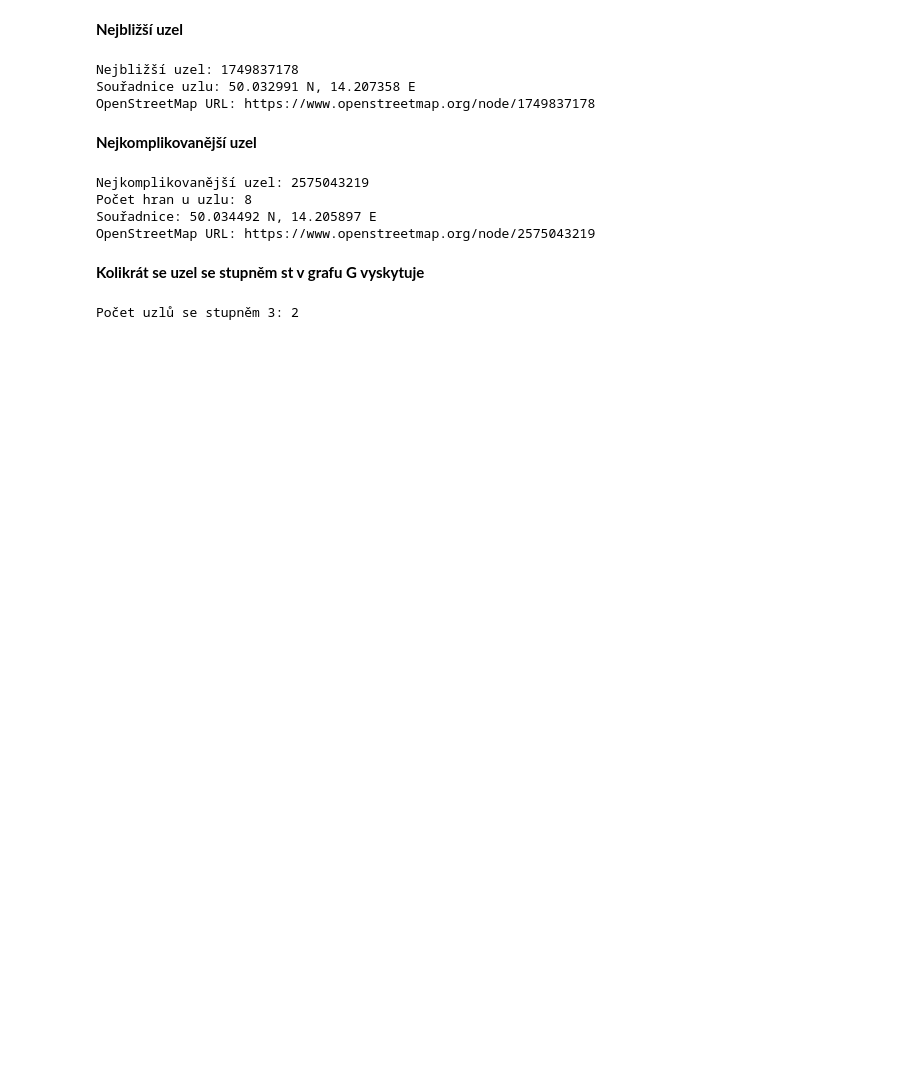
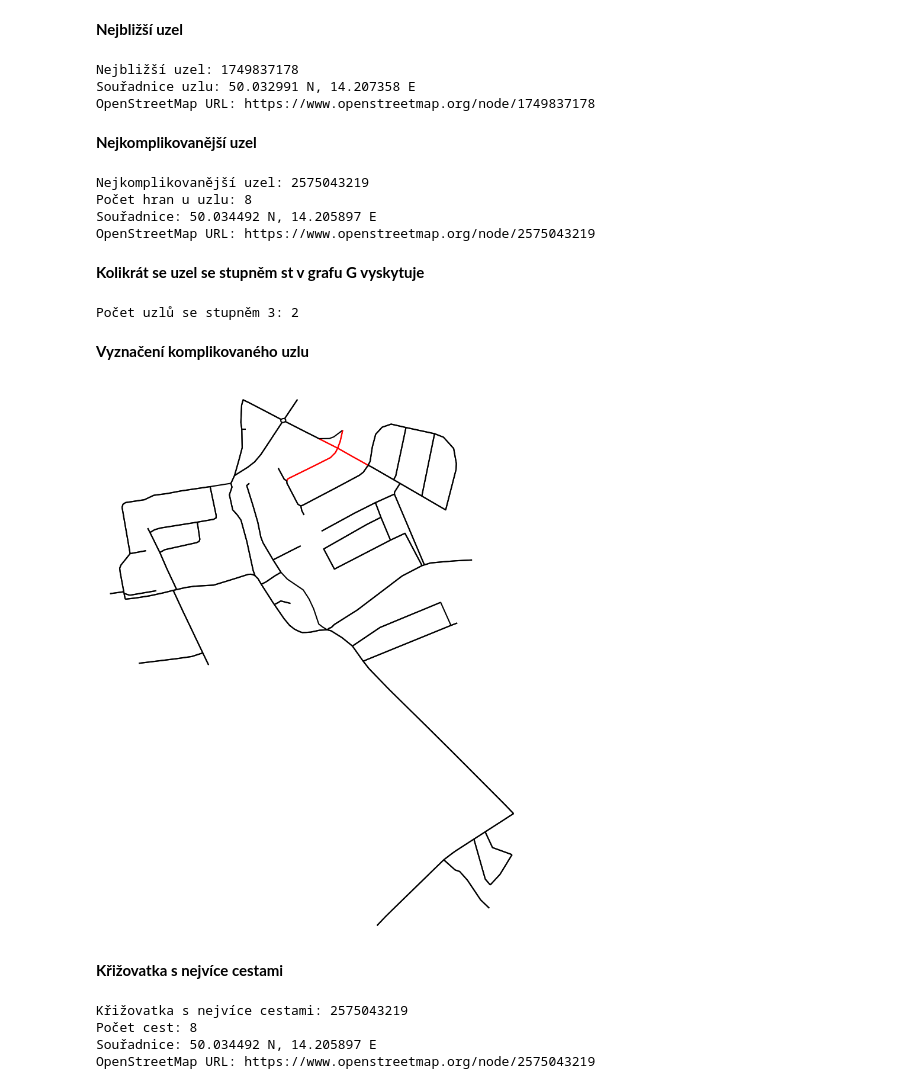
Before and after one commit to Tjandak/Jandak, a Jupyter notebook: OOP_mapy.ipynb, the cells around one changed output. Saved outputs shown, nothing was run; the diff lists cells and outputs as text; code cells hidden in the pictures; blank space fills up the shorter version.

```diff
--- a/OOP_mapy.ipynb
+++ b/OOP_mapy.ipynb
@@ -501,3 +501,60 @@ pocet_uzlu_s_tymto_stupnem = sum(1 for d in degrees.values() if d == st)
 print(f"Počet uzlů se stupněm {st}: {pocet_uzlu_s_tymto_stupnem}")
 # %% [output]
 Počet uzlů se stupněm 3: 2
+# %% [markdown]
+**Vyznačení komplikovaného uzlu**
+# %%
+import osmnx as ox
+import matplotlib.pyplot as plt
+
+west, south, east, north = 14.195, 50.026, 14.210, 50.036
+margin = 0.002
+
+bbox = (west - margin, south - margin, east + margin, north + margin)
+G = ox.graph_from_bbox(bbox=bbox, network_type="drive")
+
+degrees = dict(G.degree())
+nejkomplicovanejsi_uzel = max(degrees, key=degrees.get)
+
+edge_colors = []
+for u, v, data in G.edges(data=True):
+    if nejkomplicovanejsi_uzel in (u, v):
+        edge_colors.append("red")
+    else:
+        edge_colors.append("black")
+
+fig, ax = ox.plot_graph(
+    G,
+    node_size=0,
+    edge_color=edge_colors,
+    edge_linewidth=1.5,
+    bgcolor="white",
+    figsize=(12, 12),
+    show=True
+)
+# %% [output]
+[figure, added]
+# %% [markdown]
+**Křižovatka s nejvíce cestami**
+# %%
+import osmnx as ox
+
+west, south, east, north = 14.195, 50.026, 14.210, 50.036
+G = ox.graph_from_bbox(bbox=(west, south, east, north), network_type="drive")
+
+degrees = dict(G.degree())
+nejvetsi_krizovatka = max(degrees, key=degrees.get)
+pocet_hranic = degrees[nejvetsi_krizovatka]
+
+node_lat = G.nodes[nejvetsi_krizovatka]["y"]
+node_lon = G.nodes[nejvetsi_krizovatka]["x"]
+
+print(f"Křižovatka s nejvíce cestami: {nejvetsi_krizovatka}")
+print(f"Počet cest: {pocet_hranic}")
+print(f"Souřadnice: {node_lat:.6f} N, {node_lon:.6f} E")
+print(f"OpenStreetMap URL: https://www.openstreetmap.org/node/{nejvetsi_krizovatka}")
+# %% [output]
+Křižovatka s nejvíce cestami: 2575043219
+Počet cest: 8
+Souřadnice: 50.034492 N, 14.205897 E
+OpenStreetMap URL: https://www.openstreetmap.org/node/2575043219
```
